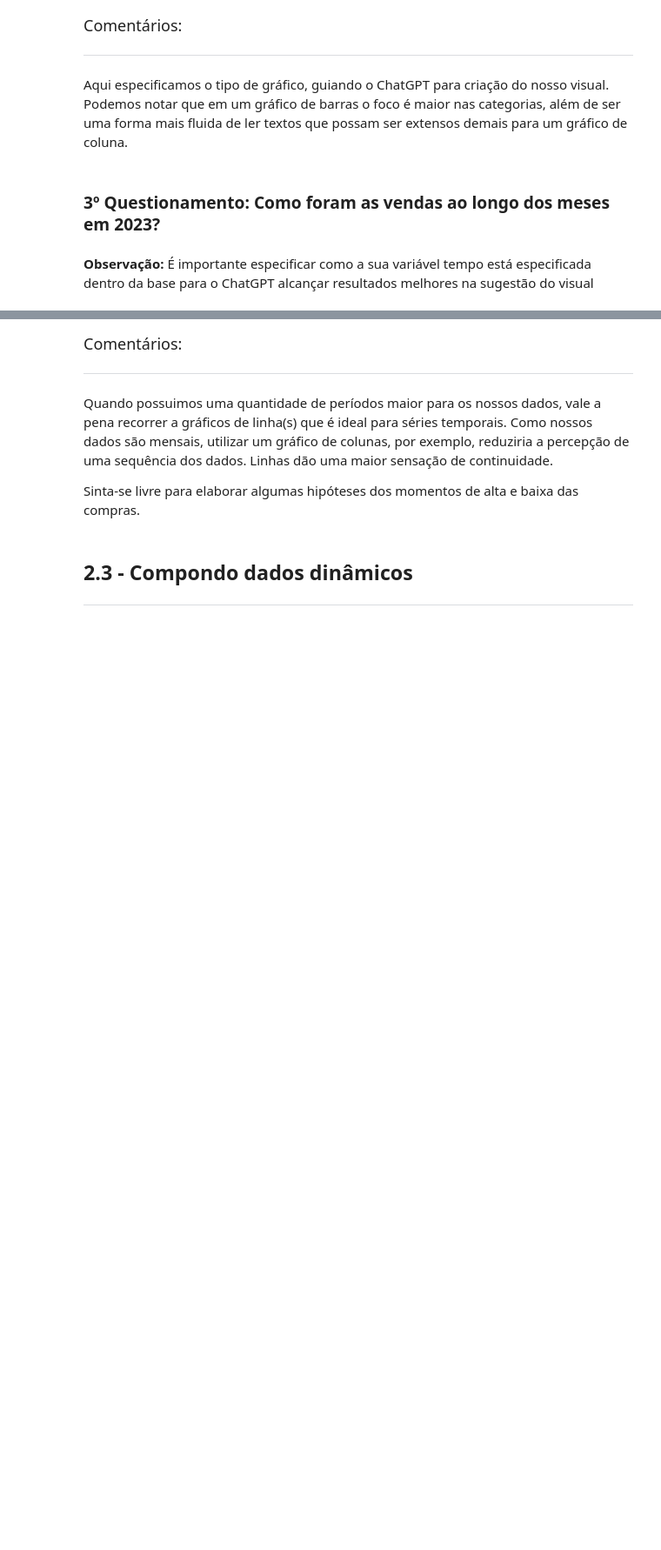
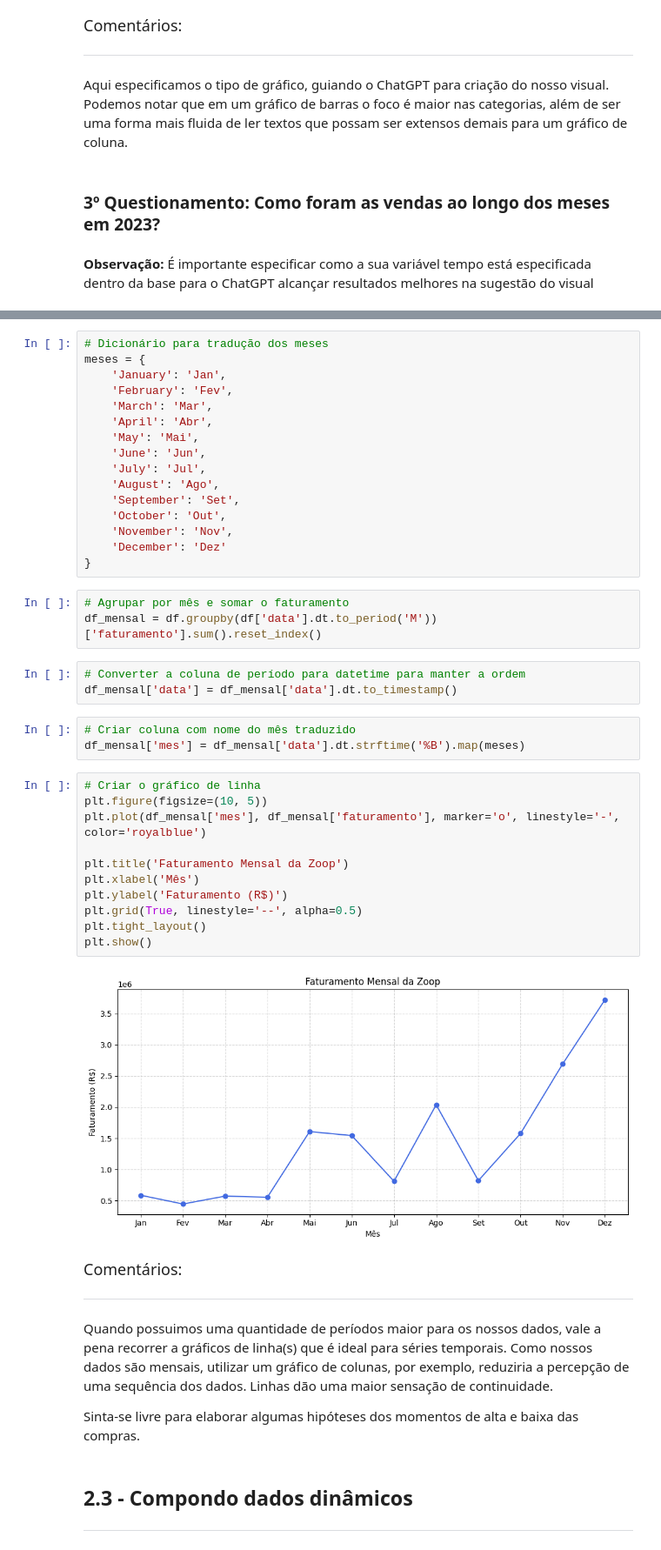
Before and after one commit to Enoque12/Projecto_Inicial_IA_Aplicada_na_Ciencia_de_Dados, a Jupyter notebook: Projeto_Inicial_IA_aplicada_a_Data_Science.ipynb, the cells around one changed output, grey strips where cells are left out. Shown: that part at 87% size. Drawn from its saved outputs; the diff is of its cells as text; blank space fills up the shorter version.

````diff
--- a/Projeto_Inicial_IA_aplicada_a_Data_Science.ipynb
+++ b/Projeto_Inicial_IA_aplicada_a_Data_Science.ipynb
@@ -525,6 +571,44 @@ meses = {
 ```
 
 Utilize as bibliotecas de visualização de dados do Python para criar essa visualização.
+# %%
+# Dicionário para tradução dos meses
+meses = {
+    'January': 'Jan',
+    'February': 'Fev',
+    'March': 'Mar',
+    'April': 'Abr',
+    'May': 'Mai',
+    'June': 'Jun',
+    'July': 'Jul',
+    'August': 'Ago',
+    'September': 'Set',
+    'October': 'Out',
+    'November': 'Nov',
+    'December': 'Dez'
+}
+# %%
+# Agrupar por mês e somar o faturamento
+df_mensal = df.groupby(df['data'].dt.to_period('M'))['faturamento'].sum().reset_index()
+# %%
+# Converter a coluna de período para datetime para manter a ordem
+df_mensal['data'] = df_mensal['data'].dt.to_timestamp()
+# %%
+# Criar coluna com nome do mês traduzido
+df_mensal['mes'] = df_mensal['data'].dt.strftime('%B').map(meses)
+# %%
+# Criar o gráfico de linha
+plt.figure(figsize=(10, 5))
+plt.plot(df_mensal['mes'], df_mensal['faturamento'], marker='o', linestyle='-', color='royalblue')
+
+plt.title('Faturamento Mensal da Zoop')
+plt.xlabel('Mês')
+plt.ylabel('Faturamento (R$)')
+plt.grid(True, linestyle='--', alpha=0.5)
+plt.tight_layout()
+plt.show()
+# %% [output]
+[figure, added]
 # %% [markdown]
 <font color="7b71ff" size=4> Comentários: </font>
 
````
Also changed, not shown: parts of 12 cells of this notebook.
